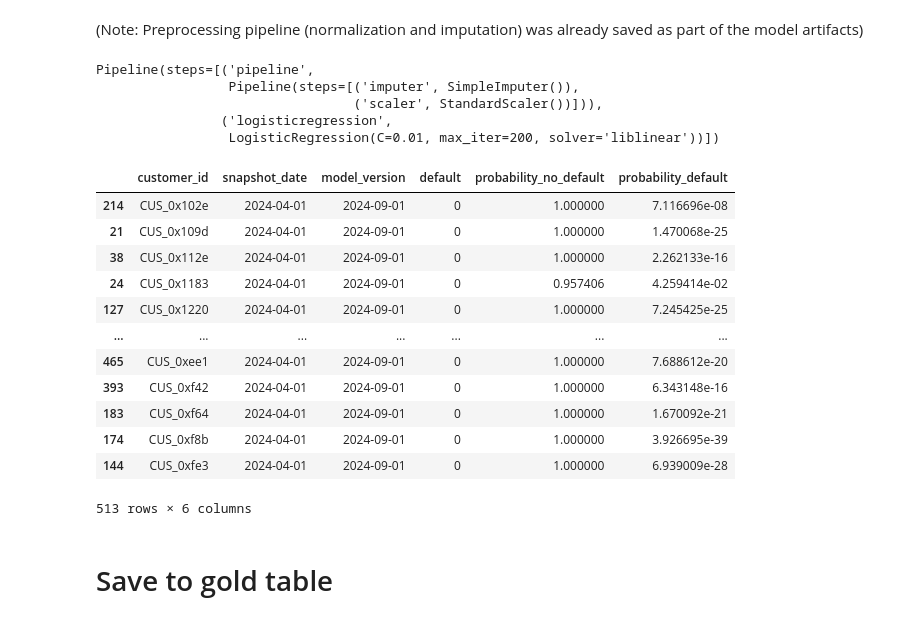
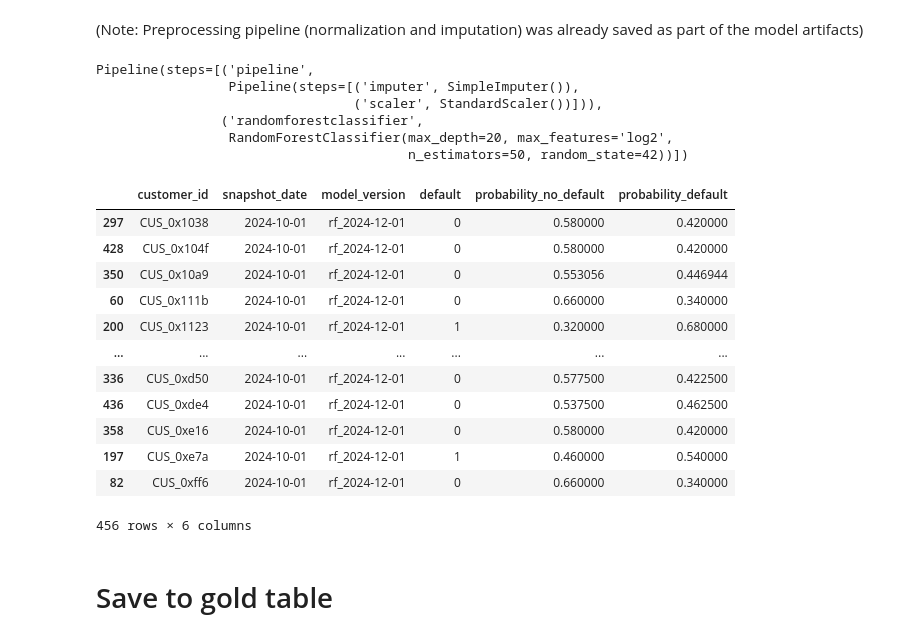
Before and after one commit to Jenpoer/creditkarma, a Jupyter notebook: model_inference.ipynb, the cells around one changed output. Saved outputs shown, nothing was run; the diff lists cells and outputs as text; code cells hidden in the pictures.

```diff
--- a/model_inference.ipynb
+++ b/model_inference.ipynb
@@ -34,6 +40,7 @@ spark = pyspark.sql.SparkSession.builder \
 # %%
-snapshot_date_str = "2024-10-01"
-model_name = "creditkarma-scorer-logreg"
+snapshot_date_str = "2024-06-01"
+snapshot_date = datetime.strptime(snapshot_date_str, "%Y-%m-%d").date()
+model_name = "creditkarma-scorer"
 # %% [markdown]
 # Load model artifact from registry
 # %%
@@ -47,4 +54,12 @@ print(f"Current deployed version: {model_version}")
 # %% [output]
 Current deployed version: 2024-09-01
+# %%
+client = MlflowClient()
+versions = client.search_model_versions(f"name='{model_name}'")
+
+# Retrieve model version from MLFlow
+model_version = next((v for v in versions if v.tags.get("train_date") == snapshot_date_str), None)
+model_uri = f"models:/{model_name}/{model_version.version}"
+model = mlflow.sklearn.load_model(model_uri=model_uri)
 # %% [markdown]
 # Load feature store
@@ -59 +85,10 @@ def read_gold_table(snapshot_date_str, table, gold_db, spark):
     return df
+# %%
+def read_online_feature_store(gold_db, spark):
+    """
+    Helper function to read online feature store
+    """
+    folder_path = os.path.join(gold_db, 'feature_store', 'online.parquet')
+    df = spark.read.option("header", "true").option("mergeSchema", "true").parquet(folder_path)
+    df = df.filter(col("snapshot_date")==snapshot_date)
+    return df
@@ -60,5 +118,5 @@ def read_gold_table(snapshot_date_str, table, gold_db, spark):
 # %%
-df_spark = read_gold_table(snapshot_date_str, 'feature_store', 'datamart/gold', spark)
+df_spark = read_online_feature_store('datamart/gold', spark)
 df_spark.show()
 # %% [output]
 +-----------+-------------+----+-------------+---------------------+-----------------+---------------+-------------+-----------+-------------------+----------------------+--------------------+-------- ...
@@ -114,31 +172,33 @@ model
 Pipeline(steps=[('pipeline',
                  Pipeline(steps=[('imputer', SimpleImputer()),
                                  ('scaler', StandardScaler())])),
-                ('logisticregression',
-                 LogisticRegression(C=0.01, max_iter=200, solver='liblinear'))])
+                ('randomforestclassifier',
+                 RandomForestClassifier(max_depth=20, max_features='log2',
+                                        n_estimators=50, random_state=42))])
 # %%
 df_pred_pd = df_pd.copy()[['customer_id', 'snapshot_date']]
 pred = model.predict_proba(df_arr)
-df_pred_pd['model_version'] = model_version
+model_version_name = model_version.tags.get('model_type') + '_' + model_version.tags.get('train_date')
+df_pred_pd['model_version'] = model_version_name
 df_pred_pd['default'] = np.argmax(pred, axis=1)
 df_pred_pd['probability_no_default'] = pred[:, 0]
 df_pred_pd['probability_default'] = pred[:, 1]
 
 df_pred_pd
 # %% [output]
 |  | customer_id | snapshot_date | model_version | default | probability_no_default | probability_default |
-| 214 | CUS_0x102e | 2024-04-01 | 2024-09-01 | 0 | 1.000000 | 7.116696e-08 |
-| 21 | CUS_0x109d | 2024-04-01 | 2024-09-01 | 0 | 1.000000 | 1.470068e-25 |
-| 38 | CUS_0x112e | 2024-04-01 | 2024-09-01 | 0 | 1.000000 | 2.262133e-16 |
-| 24 | CUS_0x1183 | 2024-04-01 | 2024-09-01 | 0 | 0.957406 | 4.259414e-02 |
-| 127 | CUS_0x1220 | 2024-04-01 | 2024-09-01 | 0 | 1.000000 | 7.245425e-25 |
+| 297 | CUS_0x1038 | 2024-10-01 | rf_2024-12-01 | 0 | 0.580000 | 0.420000 |
+| 428 | CUS_0x104f | 2024-10-01 | rf_2024-12-01 | 0 | 0.580000 | 0.420000 |
+| 350 | CUS_0x10a9 | 2024-10-01 | rf_2024-12-01 | 0 | 0.553056 | 0.446944 |
+| 60 | CUS_0x111b | 2024-10-01 | rf_2024-12-01 | 0 | 0.660000 | 0.340000 |
+| 200 | CUS_0x1123 | 2024-10-01 | rf_2024-12-01 | 1 | 0.320000 | 0.680000 |
 | ... | ... | ... | ... | ... | ... | ... |
-| 465 | CUS_0xee1 | 2024-04-01 | 2024-09-01 | 0 | 1.000000 | 7.688612e-20 |
-| 393 | CUS_0xf42 | 2024-04-01 | 2024-09-01 | 0 | 1.000000 | 6.343148e-16 |
-| 183 | CUS_0xf64 | 2024-04-01 | 2024-09-01 | 0 | 1.000000 | 1.670092e-21 |
-| 174 | CUS_0xf8b | 2024-04-01 | 2024-09-01 | 0 | 1.000000 | 3.926695e-39 |
-| 144 | CUS_0xfe3 | 2024-04-01 | 2024-09-01 | 0 | 1.000000 | 6.939009e-28 |
+| 336 | CUS_0xd50 | 2024-10-01 | rf_2024-12-01 | 0 | 0.577500 | 0.422500 |
+| 436 | CUS_0xde4 | 2024-10-01 | rf_2024-12-01 | 0 | 0.537500 | 0.462500 |
+| 358 | CUS_0xe16 | 2024-10-01 | rf_2024-12-01 | 0 | 0.580000 | 0.420000 |
+| 197 | CUS_0xe7a | 2024-10-01 | rf_2024-12-01 | 1 | 0.460000 | 0.540000 |
+| 82 | CUS_0xff6 | 2024-10-01 | rf_2024-12-01 | 0 | 0.660000 | 0.340000 |
-513 rows × 6 columns
+456 rows × 6 columns
 # %% [markdown]
 # Save to gold table
 # %%
```
Also changed, not shown: parts of 13 cells of this notebook, 2 other files.
